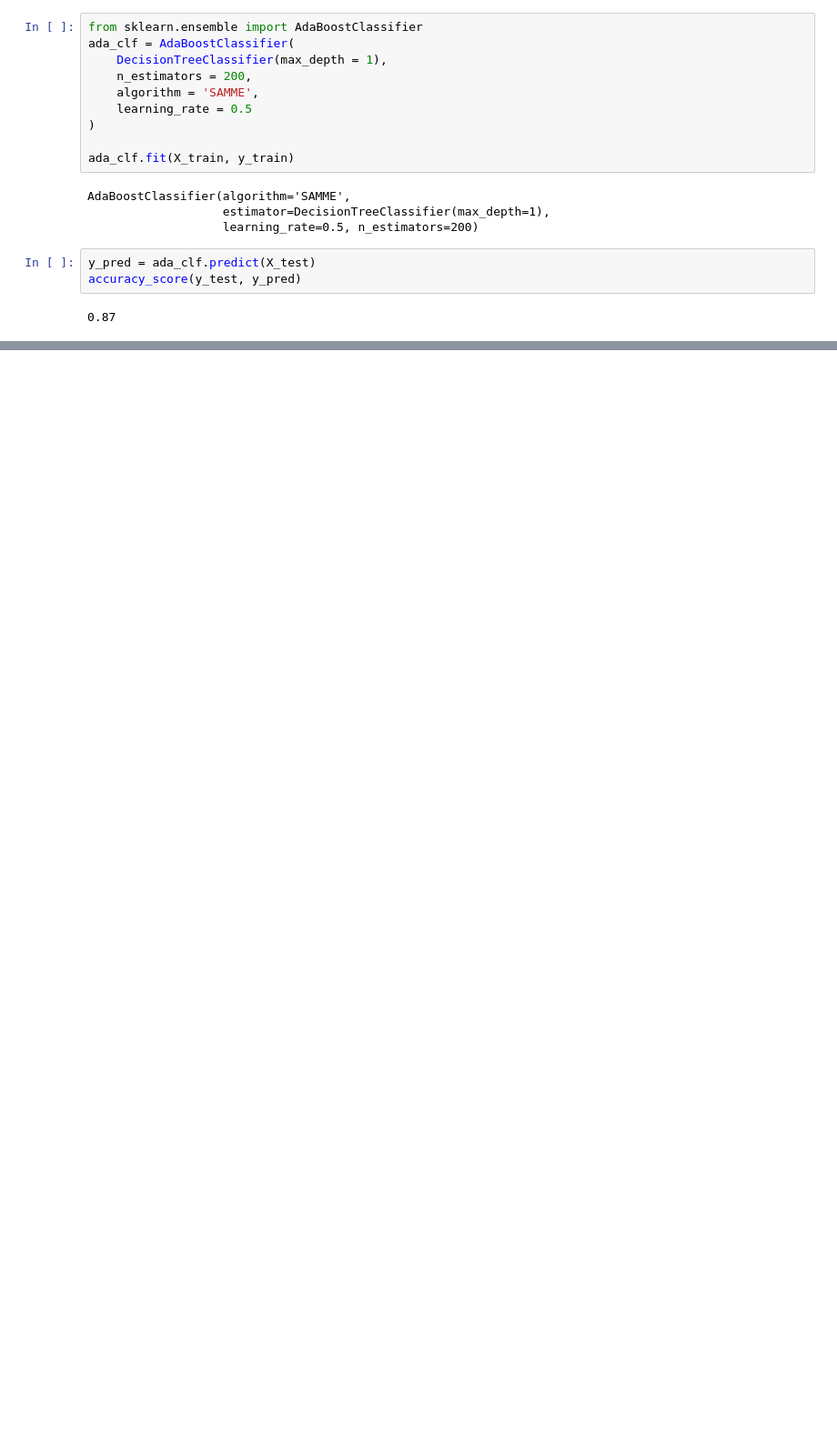
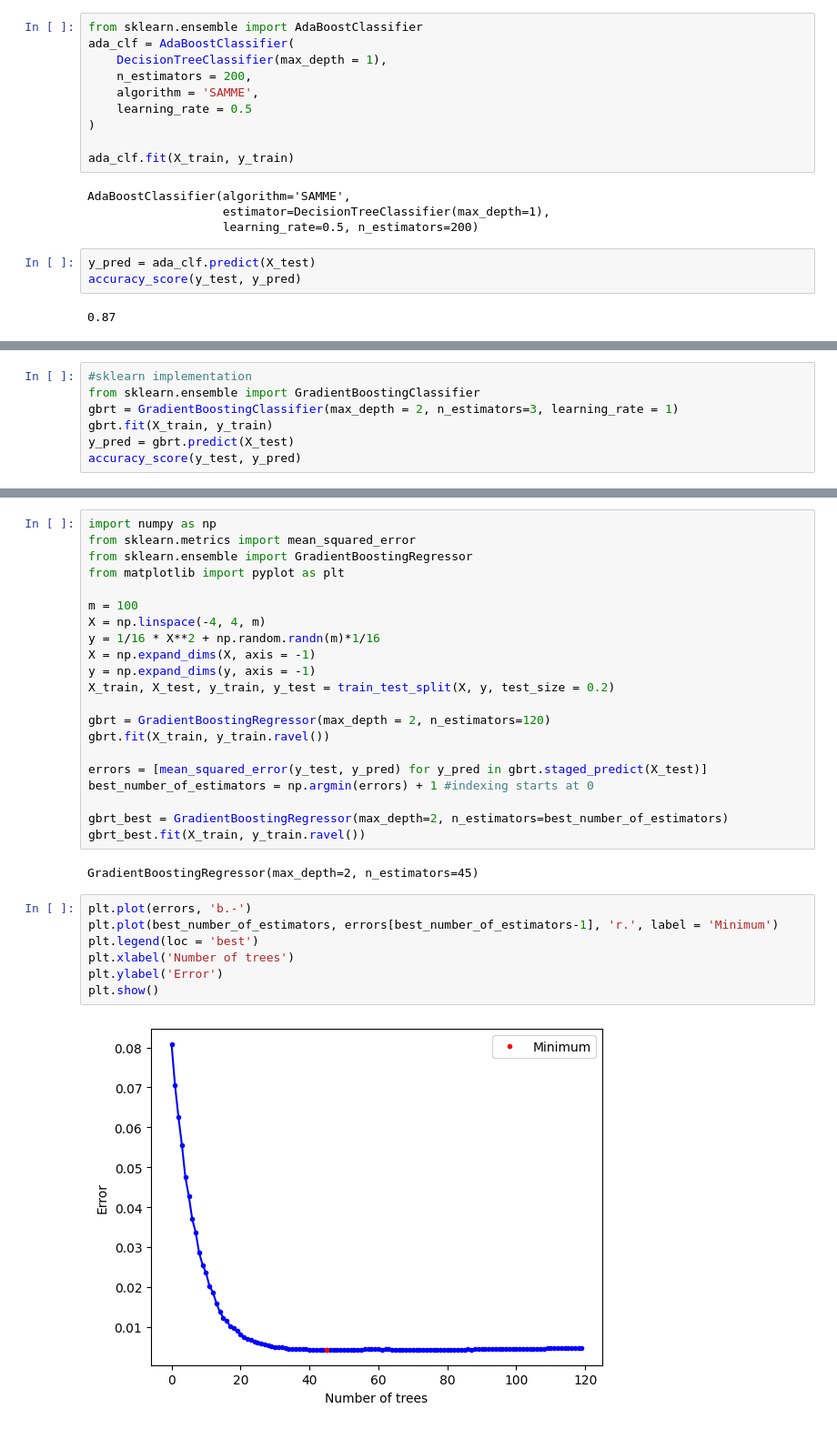
Before and after one commit to Thoalfeqar-gata/Hands-on-machine-learing-, a Jupyter notebook: Ensemble Learning and Random Forests/main.ipynb, the cells around one changed output, grey strips where cells are left out. Shown at 91% size. Saved outputs shown, nothing was run; the diff lists cells and outputs as text; blank space fills up the shorter version.

```diff
--- a/Ensemble Learning and Random Forests/main.ipynb
+++ b/Ensemble Learning and Random Forests/main.ipynb
@@ -218,0 +249,7 @@ accuracy_score(y_test, y_pred)
+# %%
+#sklearn implementation
+from sklearn.ensemble import GradientBoostingClassifier
+gbrt = GradientBoostingClassifier(max_depth = 2, n_estimators=3, learning_rate = 1)
+gbrt.fit(X_train, y_train)
+y_pred = gbrt.predict(X_test)
+accuracy_score(y_test, y_pred)
@@ -218,0 +264,32 @@ accuracy_score(y_test, y_pred)
+# %%
+import numpy as np
+from sklearn.metrics import mean_squared_error
+from sklearn.ensemble import GradientBoostingRegressor
+from matplotlib import pyplot as plt
+
+m = 100
+X = np.linspace(-4, 4, m)
+y = 1/16 * X**2 + np.random.randn(m)*1/16
+X = np.expand_dims(X, axis = -1)
+y = np.expand_dims(y, axis = -1)
+X_train, X_test, y_train, y_test = train_test_split(X, y, test_size = 0.2)
+
+gbrt = GradientBoostingRegressor(max_depth = 2, n_estimators=120)
+gbrt.fit(X_train, y_train.ravel())
+
+errors = [mean_squared_error(y_test, y_pred) for y_pred in gbrt.staged_predict(X_test)]
+best_number_of_estimators = np.argmin(errors) + 1 #indexing starts at 0
+
+gbrt_best = GradientBoostingRegressor(max_depth=2, n_estimators=best_number_of_estimators)
+gbrt_best.fit(X_train, y_train.ravel())
+# %% [output]
+GradientBoostingRegressor(max_depth=2, n_estimators=45)
+# %%
+plt.plot(errors, 'b.-')
+plt.plot(best_number_of_estimators, errors[best_number_of_estimators-1], 'r.', label = 'Minimum')
+plt.legend(loc = 'best')
+plt.xlabel('Number of trees')
+plt.ylabel('Error')
+plt.show()
+# %% [output]
+[figure, added]
```
Also changed, not shown: parts of 15 cells of this notebook.
